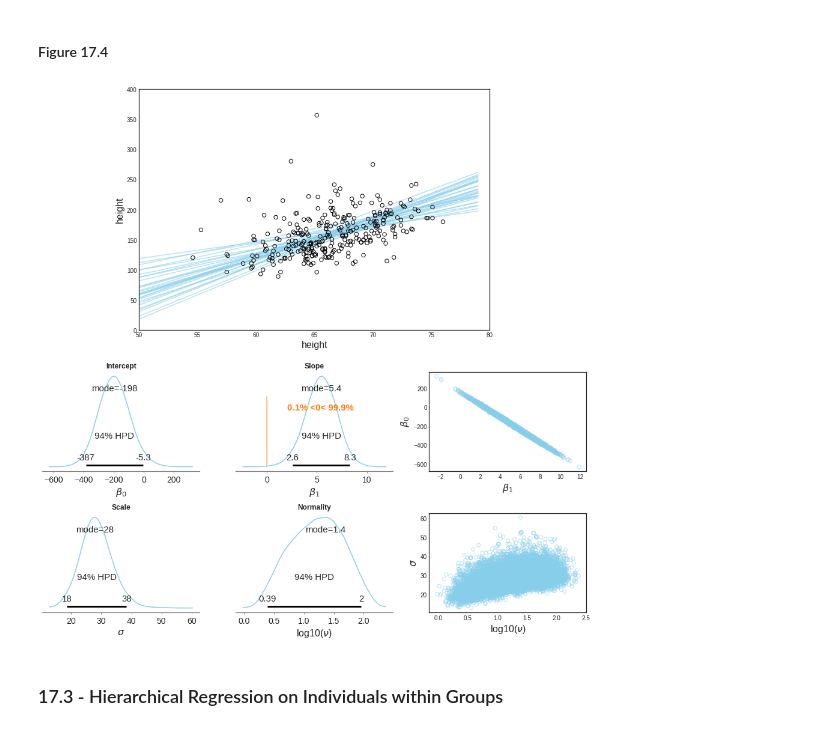
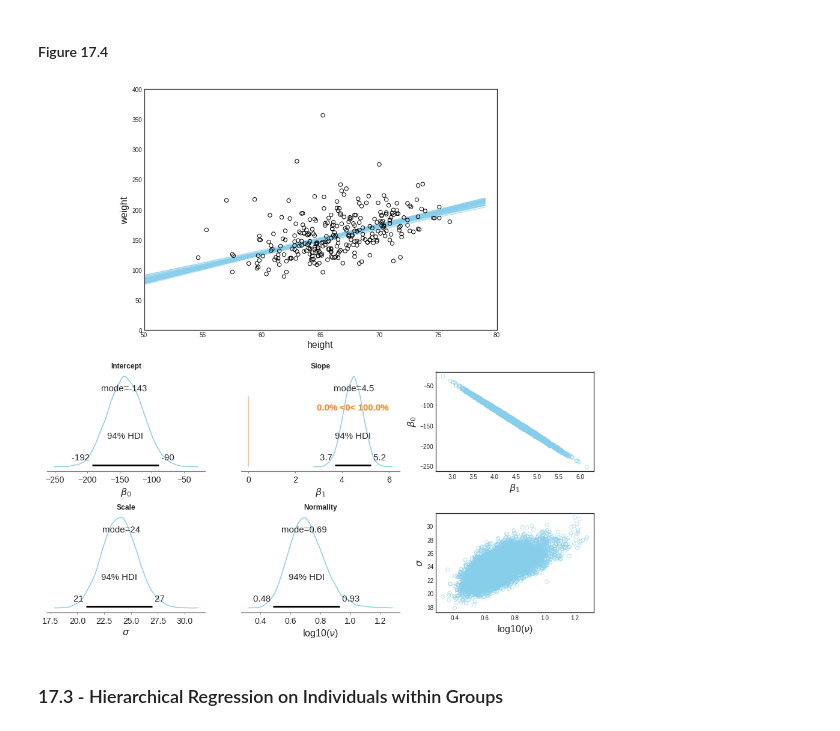
Before and after one commit to blue-worm/DBDA-python, a Jupyter notebook: Notebooks/Chapter 17.ipynb, the cells around one changed output. Cells and saved outputs as stored; diff of their text form; code cells hidden in the pictures.

```diff
--- a/Notebooks/Chapter 17.ipynb
+++ b/Notebooks/Chapter 17.ipynb
@@ -63,7 +64,8 @@ def plot_grid(trace, data, sd_h, sd_w, mean_h, mean_w):
     B = pd.DataFrame(np.c_[beta0, beta1], columns=['beta0', 'beta1'])
 
     # Credible regression lines from posterior
-    hpd_interval = np.round(pm.hpd(B.values, credible_interval=0.95), decimals=3)
+    #hpd_interval = np.round(pm.hpd(B.values, credible_interval=0.95), decimals=3)
+    hpd_interval = np.round(az.hdi(B.values, hdi_prob=0.95))
     B_hpd = B[B.beta0.between(*hpd_interval[0,:]) & B.beta1.between(*hpd_interval[1,:])]
     xrange = np.arange(0, data.height.max()*1.05)
     for i in np.random.randint(0, len(B_hpd), 30):
@@ -256,7 +245,7 @@ with pm.Model() as model2:
     mu =  beta0 + beta1*zheight2
 
     sigma = pm.Uniform('sigma', 10**-3, 10**3)
-    nu = pm.Exponential('nu', 1/29.)
+    nu = pm.Exponential('nu', 1/29)
 
     likelihood = pm.StudentT('likelihood', nu, mu=mu, sd=sigma, observed=zweight2)
 # %%
@@ -265,7 +254,7 @@ pm.model_to_graphviz(model2)
 [drawing not drawn]
 # %%
 with model2:
-    trace2 = pm.sample(3000, cores=4, nuts_kwargs={'target_accept': 0.95})
+    trace2 = pm.sample(3000, cores=4, target_accept=0.95)
 # %% [output]
 Auto-assigning NUTS sampler...
 Initializing NUTS using jitter+adapt_diag...
@@ -279,13 +270,13 @@ pm.traceplot(trace2);
 #### Figure 17.4
 # %%
 #grid = plot_grid(trace2, df_n300, sd_h2, sd_w2, mean_h2, mean_w2)
-grid = plot_grid(trace, df_n300,
+grid = plot_grid(trace2, df_n300,
           df_n300['height'].std(), df_n300['weight'].std(),
           df_n300['height'].mean(), df_n300['weight'].mean());
 grid.axes[0].set_xlim(50,80)
 grid.axes[0].set_ylim(0,400);
 # %% [output]
-[figure, old version]
+[figure, new version]
 # %% [markdown]
 ### 17.3 - Hierarchical Regression on Individuals within Groups
 # %% [markdown]
```
Also changed, not shown: parts of 29 cells of this notebook, 3 other files.
